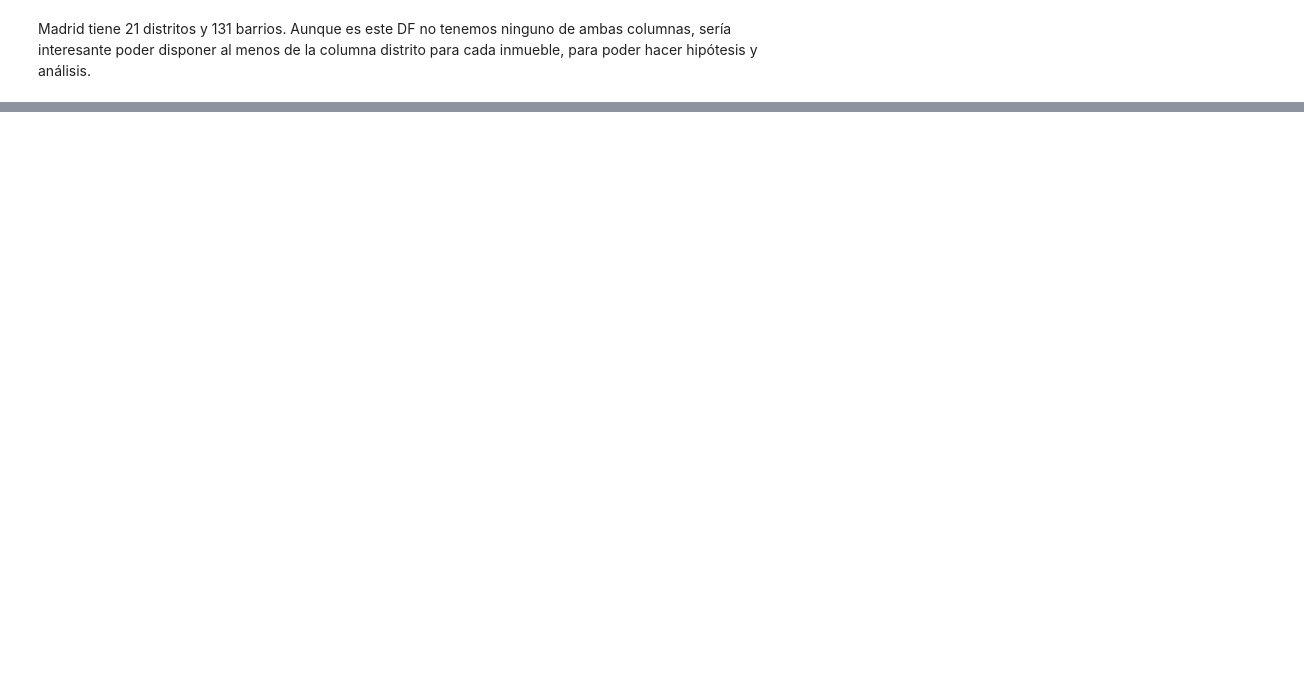
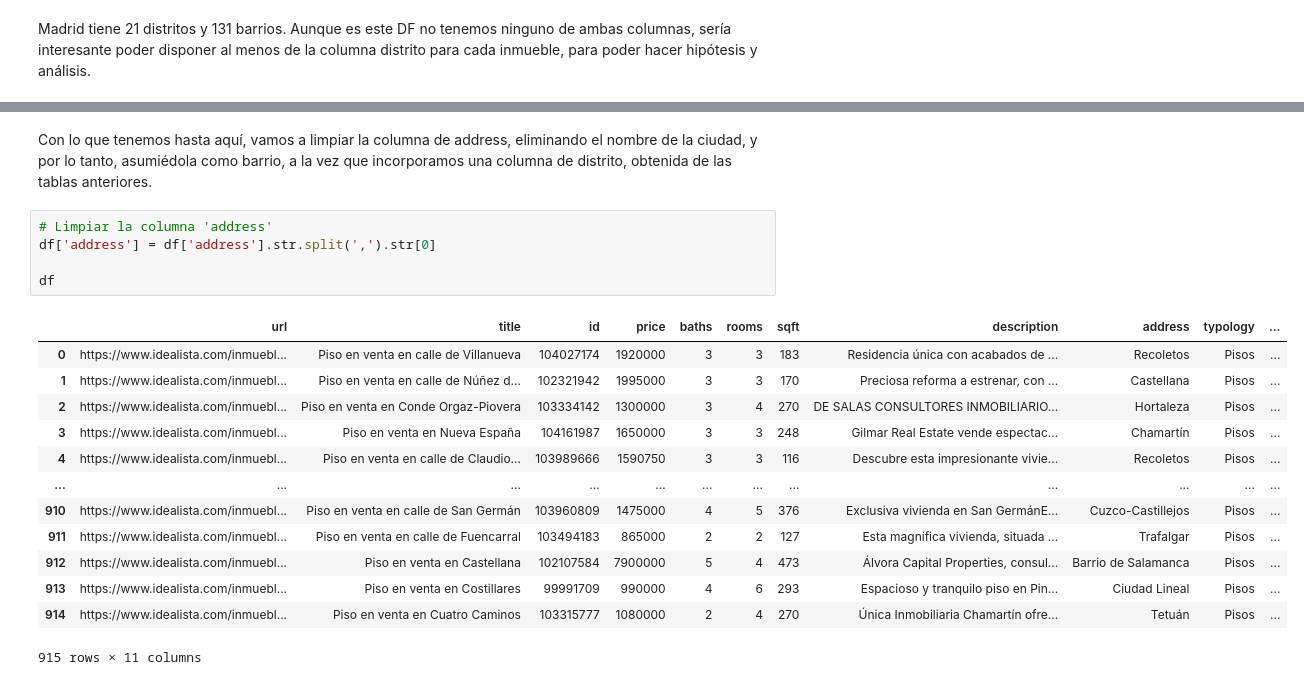
Before and after one commit to angelgvill/DS_Analisis_Datos, a Jupyter notebook: notebooks/01_Primera_exploración.ipynb, the cells around one changed output, grey strips where cells are left out. Drawn from its saved outputs; the diff is of its cells as text; blank space fills up the shorter version.

```diff
--- a/notebooks/01_Primera_exploración.ipynb
+++ b/notebooks/01_Primera_exploración.ipynb
@@ -185,0 +319,21 @@ Madrid tiene 21 distritos y 131 barrios. Aunque es este DF no tenemos ninguno de
+# %% [markdown]
+Con lo que tenemos hasta aquí, vamos a limpiar la columna de address, eliminando el nombre de la ciudad, y por lo tanto, asumiédola como barrio, a la vez que incorporamos una columna de distrito, obtenida de las tablas anteriores.
+# %%
+# Limpiar la columna 'address'
+df['address'] = df['address'].str.split(',').str[0]
+
+df
+# %% [output]
+|  | url | title | id | price | baths | rooms | sqft | description | address | typology | ... |
+| 0 | https://www.idealista.com/inmuebl... | Piso en venta en calle de Villanueva | 104027174 | 1920000 | 3 | 3 | 183 | Residencia única con acabados de ... | Recoletos | Pisos | ... |
+| 1 | https://www.idealista.com/inmuebl... | Piso en venta en calle de Núñez d... | 102321942 | 1995000 | 3 | 3 | 170 | Preciosa reforma a estrenar, con ... | Castellana | Pisos | ... |
+| 2 | https://www.idealista.com/inmuebl... | Piso en venta en Conde Orgaz-Piovera | 103334142 | 1300000 | 3 | 4 | 270 | DE SALAS CONSULTORES INMOBILIARIO... | Hortaleza | Pisos | ... |
+| 3 | https://www.idealista.com/inmuebl... | Piso en venta en Nueva España | 104161987 | 1650000 | 3 | 3 | 248 | Gilmar Real Estate vende espectac... | Chamartín | Pisos | ... |
+| 4 | https://www.idealista.com/inmuebl... | Piso en venta en calle de Claudio... | 103989666 | 1590750 | 3 | 3 | 116 | Descubre esta impresionante vivie... | Recoletos | Pisos | ... |
+| ... | ... | ... | ... | ... | ... | ... | ... | ... | ... | ... | ... |
+| 910 | https://www.idealista.com/inmuebl... | Piso en venta en calle de San Germán | 103960809 | 1475000 | 4 | 5 | 376 | Exclusiva vivienda en San GermánE... | Cuzco-Castillejos | Pisos | ... |
+| 911 | https://www.idealista.com/inmuebl... | Piso en venta en calle de Fuencarral | 103494183 | 865000 | 2 | 2 | 127 | Esta magnífica vivienda, situada ... | Trafalgar | Pisos | ... |
+| 912 | https://www.idealista.com/inmuebl... | Piso en venta en Castellana | 102107584 | 7900000 | 5 | 4 | 473 | Álvora Capital Properties, consul... | Barrio de Salamanca | Pisos | ... |
+| 913 | https://www.idealista.com/inmuebl... | Piso en venta en Costillares | 99991709 | 990000 | 4 | 6 | 293 | Espacioso y tranquilo piso en Pin... | Ciudad Lineal | Pisos | ... |
+| 914 | https://www.idealista.com/inmuebl... | Piso en venta en Cuatro Caminos | 103315777 | 1080000 | 2 | 4 | 270 | Única Inmobiliaria Chamartín ofre... | Tetuán | Pisos | ... |
+915 rows × 11 columns
```
Also changed, not shown: parts of 24 cells of this notebook, 3 other files.
